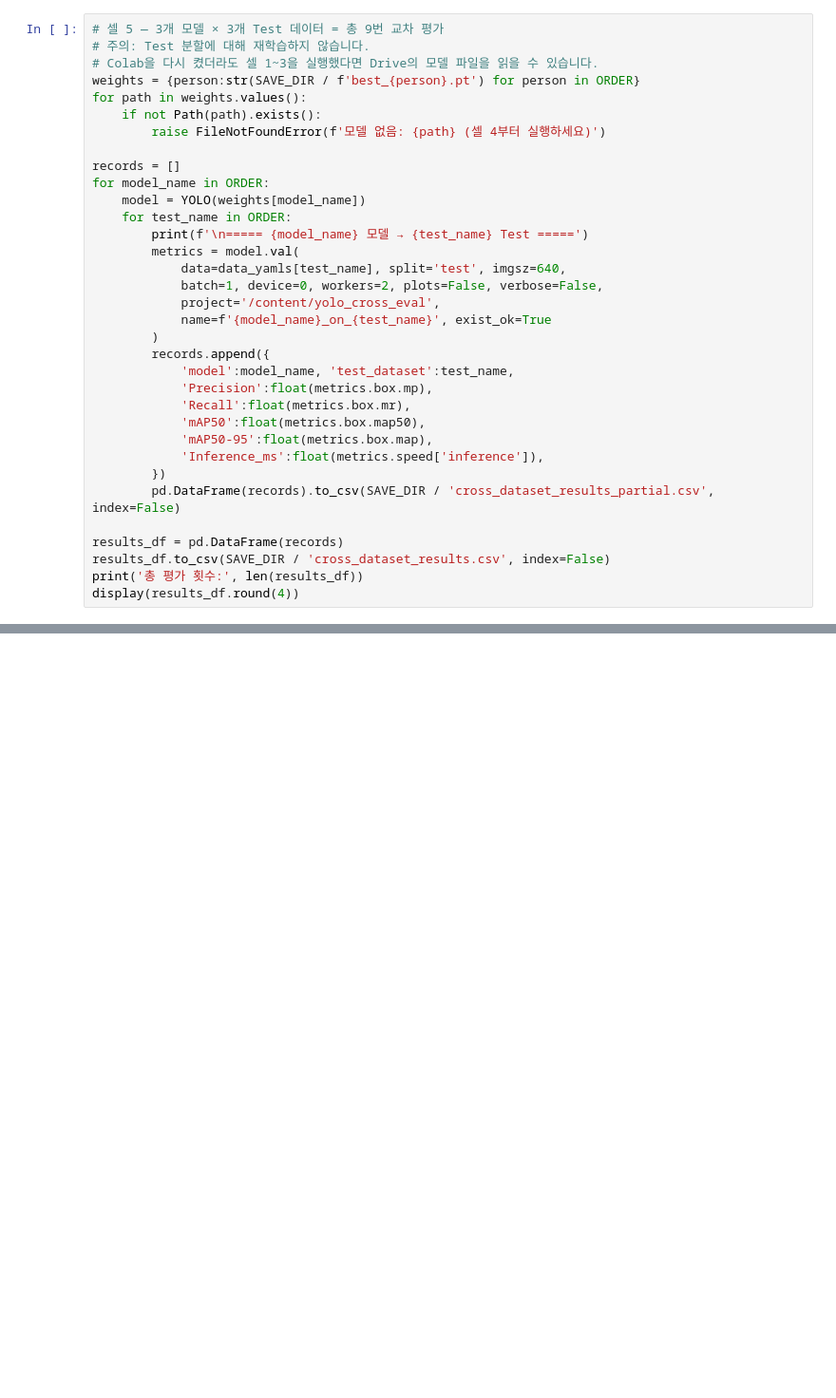
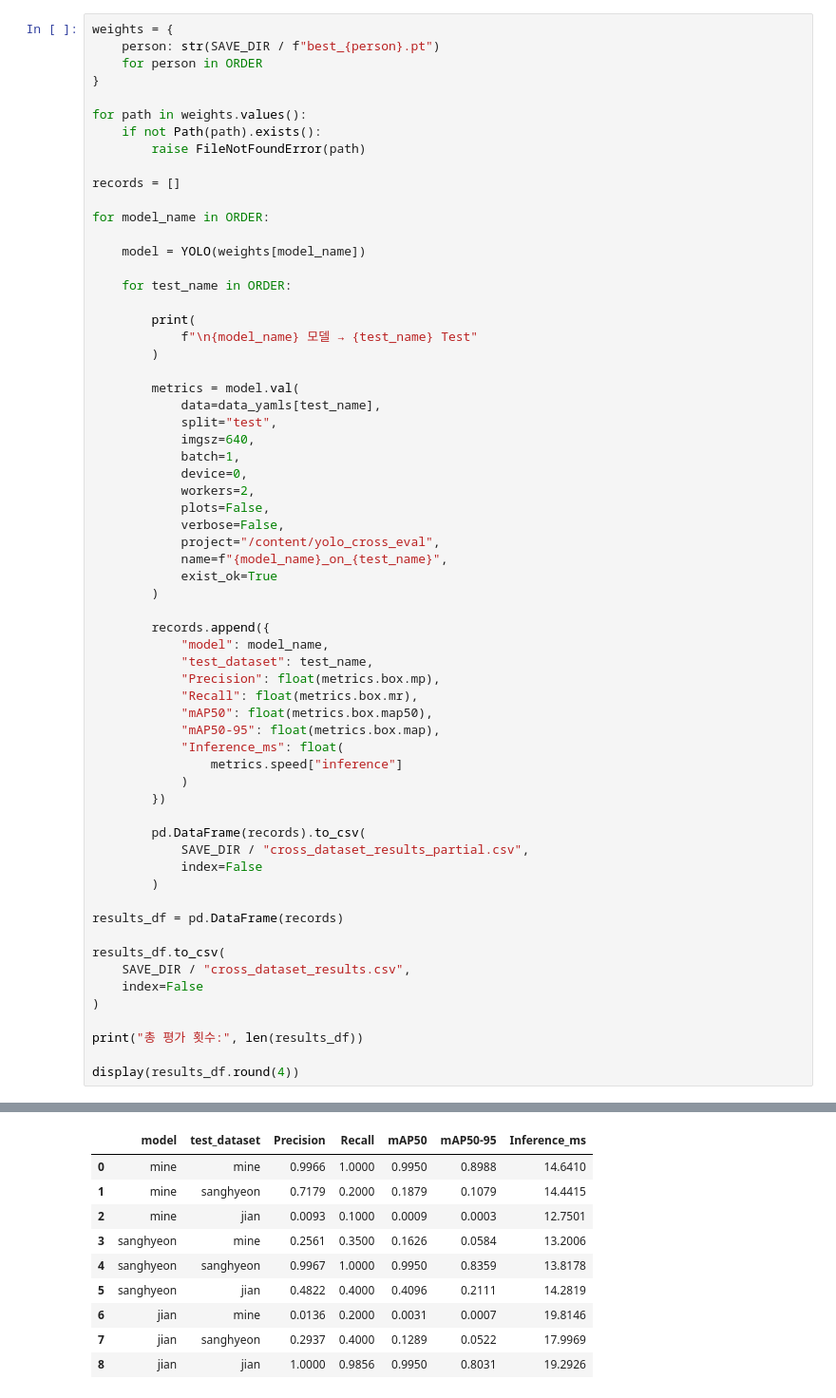
Before and after one commit to chulsoo3060/YOLO_SEJONG, a Jupyter notebook: YOLO_3Models_Cross_Dataset_Colab.ipynb, the cells around one changed output, grey strips where cells are left out. Shown at 95% size. Saved outputs shown, nothing was run; the diff lists cells and outputs as text; blank space fills up the shorter version.

```diff
--- a/YOLO_3Models_Cross_Dataset_Colab.ipynb
+++ b/YOLO_3Models_Cross_Dataset_Colab.ipynb
@@ -122,34 +222,64 @@ print('3개 모델 준비 완료:', weights)
 # %%
-# 셀 5 — 3개 모델 × 3개 Test 데이터 = 총 9번 교차 평가
-# 주의: Test 분할에 대해 재학습하지 않습니다.
-# Colab을 다시 켰더라도 셀 1~3을 실행했다면 Drive의 모델 파일을 읽을 수 있습니다.
-weights = {person:str(SAVE_DIR / f'best_{person}.pt') for person in ORDER}
+weights = {
+    person: str(SAVE_DIR / f"best_{person}.pt")
+    for person in ORDER
+}
+
 for path in weights.values():
     if not Path(path).exists():
-        raise FileNotFoundError(f'모델 없음: {path} (셀 4부터 실행하세요)')
+        raise FileNotFoundError(path)
 
 records = []
+
 for model_name in ORDER:
+
     model = YOLO(weights[model_name])
+
     for test_name in ORDER:
-        print(f'\n===== {model_name} 모델 → {test_name} Test =====')
+
+        print(
+            f"\n{model_name} 모델 → {test_name} Test"
+        )
+
         metrics = model.val(
-            data=data_yamls[test_name], split='test', imgsz=640,
-            batch=1, device=0, workers=2, plots=False, verbose=False,
-            project='/content/yolo_cross_eval',
-            name=f'{model_name}_on_{test_name}', exist_ok=True
+            data=data_yamls[test_name],
+            split="test",
+            imgsz=640,
+            batch=1,
+            device=0,
+            workers=2,
+            plots=False,
+            verbose=False,
+            project="/content/yolo_cross_eval",
+            name=f"{model_name}_on_{test_name}",
+            exist_ok=True
         )
+
         records.append({
-            'model':model_name, 'test_dataset':test_name,
-            'Precision':float(metrics.box.mp),
-            'Recall':float(metrics.box.mr),
-            'mAP50':float(metrics.box.map50),
-            'mAP50-95':float(metrics.box.map),
-            'Inference_ms':float(metrics.speed['inference']),
+            "model": model_name,
+            "test_dataset": test_name,
+            "Precision": float(metrics.box.mp),
+            "Recall": float(metrics.box.mr),
+            "mAP50": float(metrics.box.map50),
+            "mAP50-95": float(metrics.box.map),
+            "Inference_ms": float(
+                metrics.speed["inference"]
+            )
         })
-        pd.DataFrame(records).to_csv(SAVE_DIR / 'cross_dataset_results_partial.csv', index=False)
+
+        pd.DataFrame(records).to_csv(
+            SAVE_DIR / "cross_dataset_results_partial.csv",
+            index=False
+        )
 
 results_df = pd.DataFrame(records)
-results_df.to_csv(SAVE_DIR / 'cross_dataset_results.csv', index=False)
-print('총 평가 횟수:', len(results_df))
+
+results_df.to_csv(
+    SAVE_DIR / "cross_dataset_results.csv",
+    index=False
+)
+
+print("총 평가 횟수:", len(results_df))
+
 display(results_df.round(4))
+# %% [output]
@@ -156 +303,11 @@ display(results_df.round(4))
+|  | model | test_dataset | Precision | Recall | mAP50 | mAP50-95 | Inference_ms |
+| 0 | mine | mine | 0.9966 | 1.0000 | 0.9950 | 0.8988 | 14.6410 |
+| 1 | mine | sanghyeon | 0.7179 | 0.2000 | 0.1879 | 0.1079 | 14.4415 |
+| 2 | mine | jian | 0.0093 | 0.1000 | 0.0009 | 0.0003 | 12.7501 |
+| 3 | sanghyeon | mine | 0.2561 | 0.3500 | 0.1626 | 0.0584 | 13.2006 |
+| 4 | sanghyeon | sanghyeon | 0.9967 | 1.0000 | 0.9950 | 0.8359 | 13.8178 |
+| 5 | sanghyeon | jian | 0.4822 | 0.4000 | 0.4096 | 0.2111 | 14.2819 |
+| 6 | jian | mine | 0.0136 | 0.2000 | 0.0031 | 0.0007 | 19.8146 |
+| 7 | jian | sanghyeon | 0.2937 | 0.4000 | 0.1289 | 0.0522 | 17.9969 |
+| 8 | jian | jian | 1.0000 | 0.9856 | 0.9950 | 0.8031 | 19.2926 |
 # %%
```
Also changed, not shown: parts of 10 cells of this notebook.
